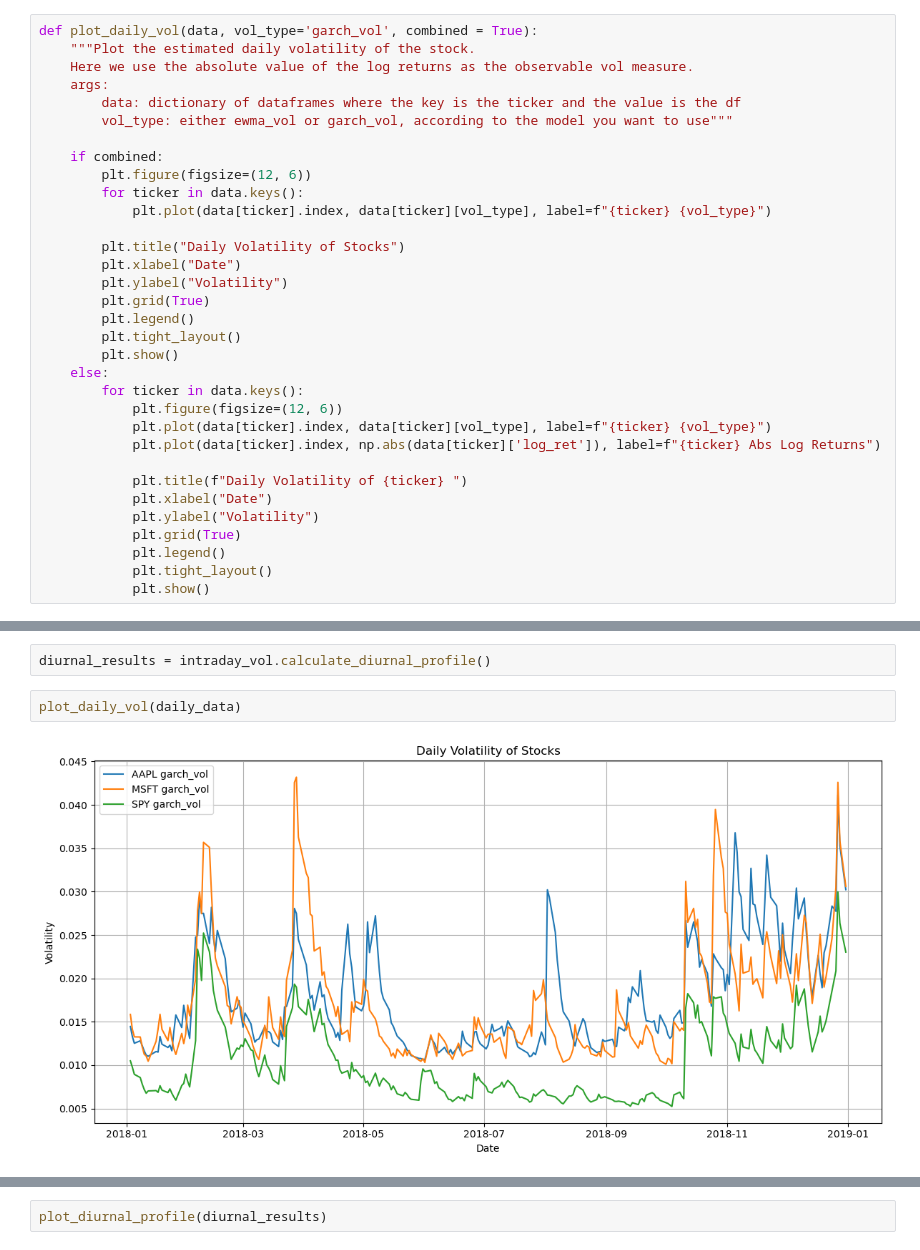
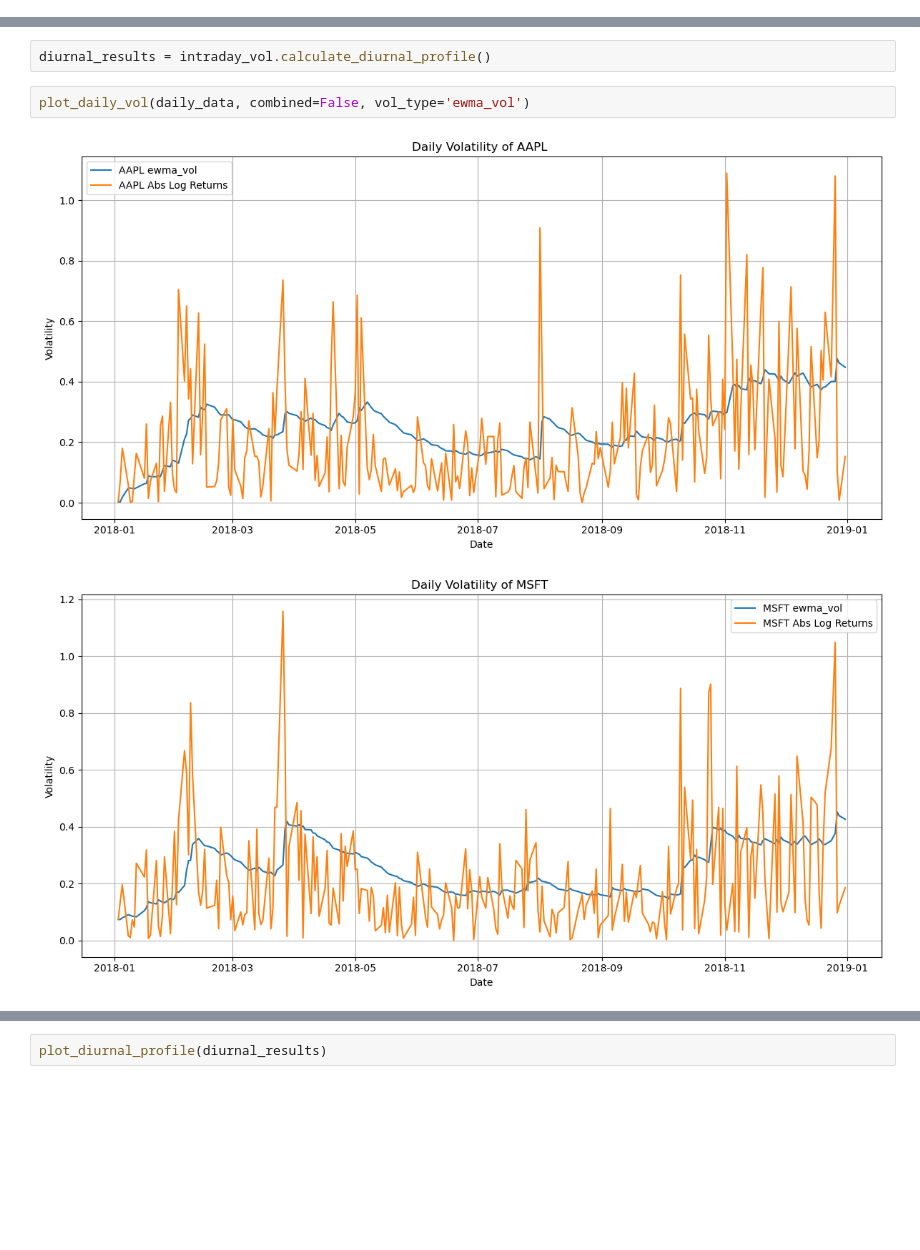
Before and after one commit to rravinet/vol-prediction, a Jupyter notebook: Intraday_Vol.ipynb, the cells around one changed output, grey strips where cells are left out. Cells and saved outputs as stored; diff of their text form; blank space fills up the shorter version.

```diff
--- a/Intraday_Vol.ipynb
+++ b/Intraday_Vol.ipynb
@@ -213,34 +260 @@ def plot_diurnal_profile(diurnal_results, combined=False):
-# %%
-def plot_daily_vol(data, vol_type='garch_vol', combined = True):
-    """Plot the estimated daily volatility of the stock.
-    Here we use the absolute value of the log returns as the observable vol measure.
-    args:
-        data: dictionary of dataframes where the key is the ticker and the value is the df
-        vol_type: either ewma_vol or garch_vol, according to the model you want to use"""
-
-    if combined:
-        plt.figure(figsize=(12, 6))
-        for ticker in data.keys():
-            plt.plot(data[ticker].index, data[ticker][vol_type], label=f"{ticker} {vol_type}")
-
-        plt.title("Daily Volatility of Stocks")
-        plt.xlabel("Date")
-        plt.ylabel("Volatility")
-        plt.grid(True)
-        plt.legend()
-        plt.tight_layout()
-        plt.show()
-    else:
-        for ticker in data.keys():
-            plt.figure(figsize=(12, 6))
-            plt.plot(data[ticker].index, data[ticker][vol_type], label=f"{ticker} {vol_type}")
-            plt.plot(data[ticker].index, np.abs(data[ticker]['log_ret']), label=f"{ticker} Abs Log Returns")
-
-            plt.title(f"Daily Volatility of {ticker} ")
-            plt.xlabel("Date")
-            plt.ylabel("Volatility")
-            plt.grid(True)
-            plt.legend()
-            plt.tight_layout()
-            plt.show()
 # %%
@@ -251,6 +283,7 @@ intraday_vol.ewma_vol()
 # %%
 diurnal_results = intraday_vol.calculate_diurnal_profile()
 # %%
-plot_daily_vol(daily_data)
+plot_daily_vol(daily_data, combined=False, vol_type='ewma_vol')
 # %% [output]
-[figure, old version]
+[figure, new version]
+[figure, added]
```
Also changed, not shown: parts of 17 cells of this notebook.
